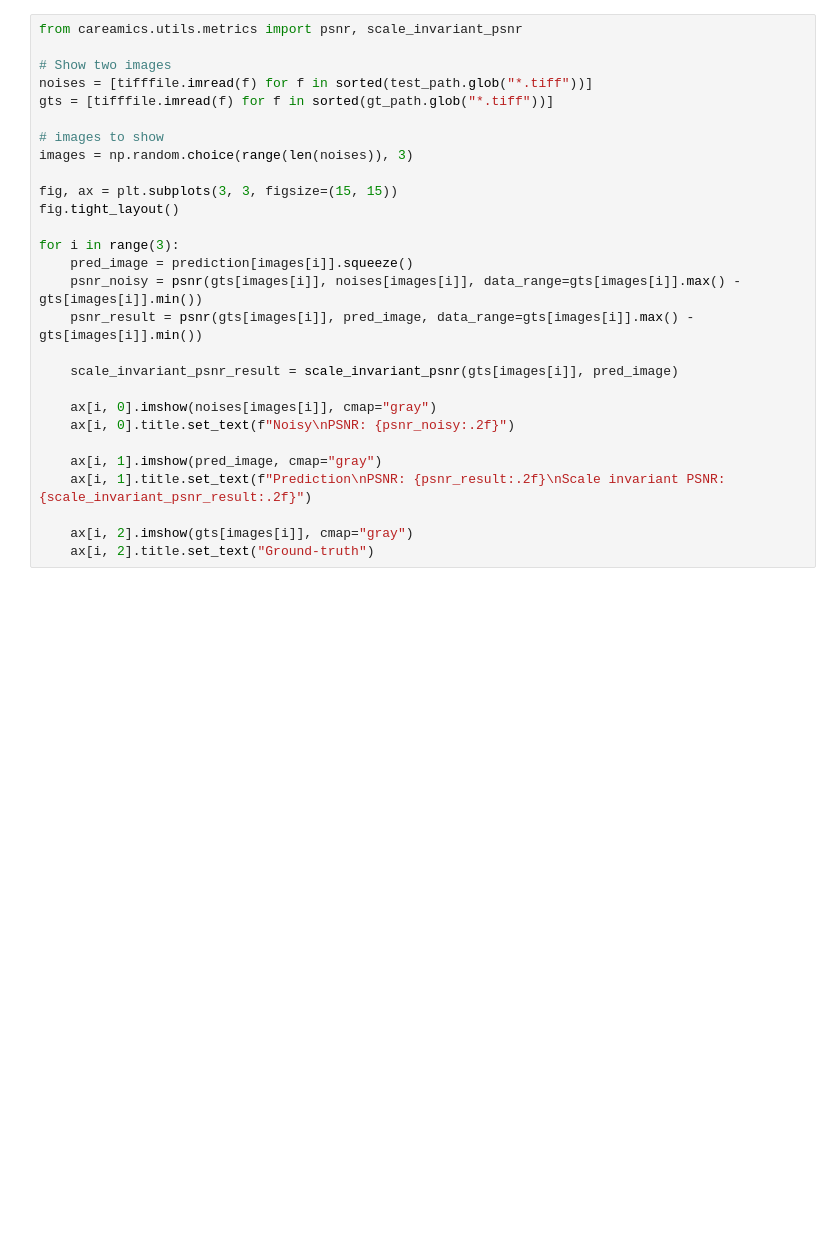
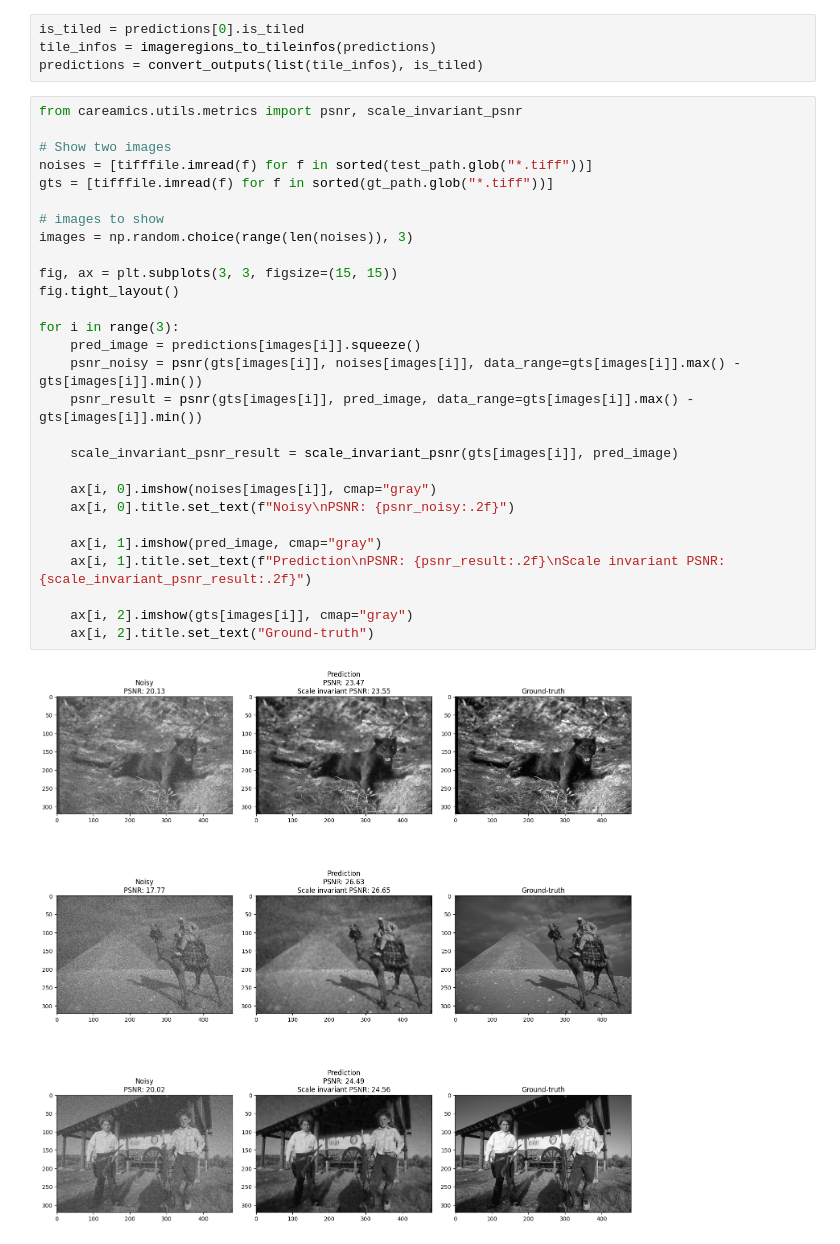
Before and after one commit to CAREamics/careamics, a Jupyter notebook: src/careamics/dataset_ng/demos/bsd68_demo.ipynb, the cells around one changed output. Cells and saved outputs as stored; diff of their text form; blank space fills up the shorter version.

```diff
--- a/src/careamics/dataset_ng/demos/bsd68_demo.ipynb
+++ b/src/careamics/dataset_ng/demos/bsd68_demo.ipynb
@@ -167,29 +165,35 @@ for sample in samples:
+# %%
+is_tiled = predictions[0].is_tiled
+tile_infos = imageregions_to_tileinfos(predictions)
+predictions = convert_outputs(list(tile_infos), is_tiled)
 # %%
 from careamics.utils.metrics import psnr, scale_invariant_psnr
 
 # Show two images
 noises = [tifffile.imread(f) for f in sorted(test_path.glob("*.tiff"))]
 gts = [tifffile.imread(f) for f in sorted(gt_path.glob("*.tiff"))]
 
 # images to show
 images = np.random.choice(range(len(noises)), 3)
 
 fig, ax = plt.subplots(3, 3, figsize=(15, 15))
 fig.tight_layout()
 
 for i in range(3):
-    pred_image = prediction[images[i]].squeeze()
+    pred_image = predictions[images[i]].squeeze()
     psnr_noisy = psnr(gts[images[i]], noises[images[i]], data_range=gts[images[i]].max() - gts[images[i]].min())
     psnr_result = psnr(gts[images[i]], pred_image, data_range=gts[images[i]].max() - gts[images[i]].min())
 
     scale_invariant_psnr_result = scale_invariant_psnr(gts[images[i]], pred_image)
 
     ax[i, 0].imshow(noises[images[i]], cmap="gray")
     ax[i, 0].title.set_text(f"Noisy\nPSNR: {psnr_noisy:.2f}")
 
     ax[i, 1].imshow(pred_image, cmap="gray")
     ax[i, 1].title.set_text(f"Prediction\nPSNR: {psnr_result:.2f}\nScale invariant PSNR: {scale_invariant_psnr_result:.2f}")
 
     ax[i, 2].imshow(gts[images[i]], cmap="gray")
     ax[i, 2].title.set_text("Ground-truth")
+# %% [output]
+[figure, added]
 # %%
```
Also changed, not shown: parts of 12 cells of this notebook, 6 other files.
